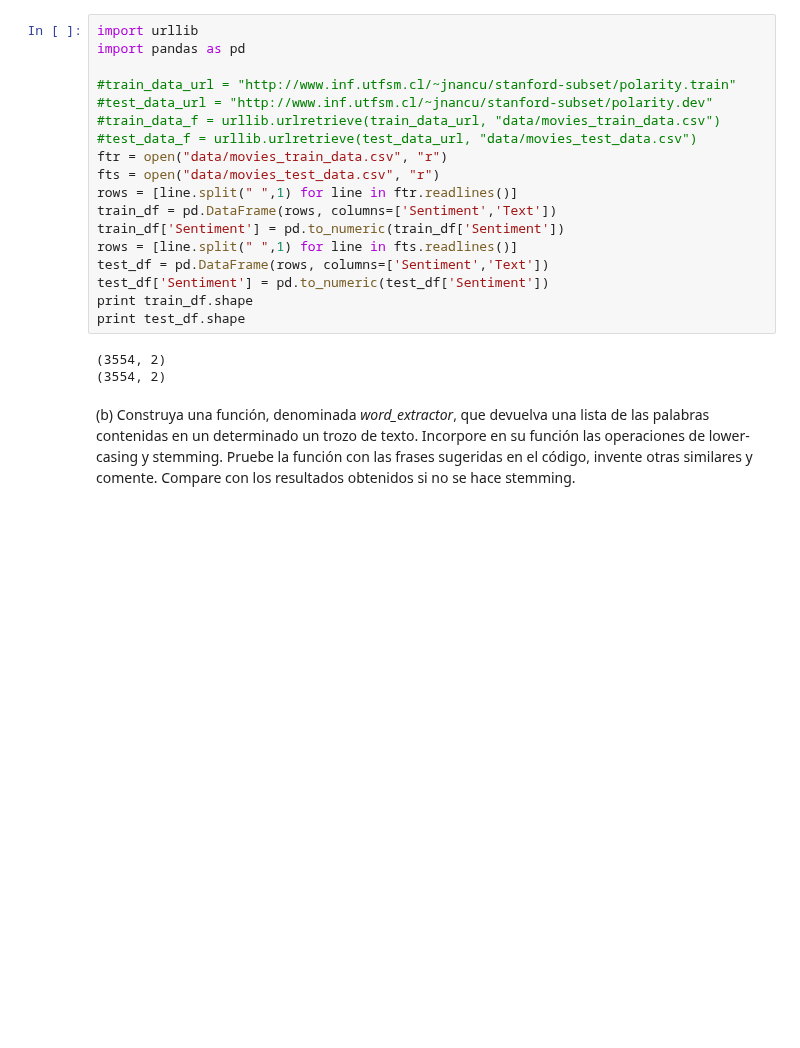
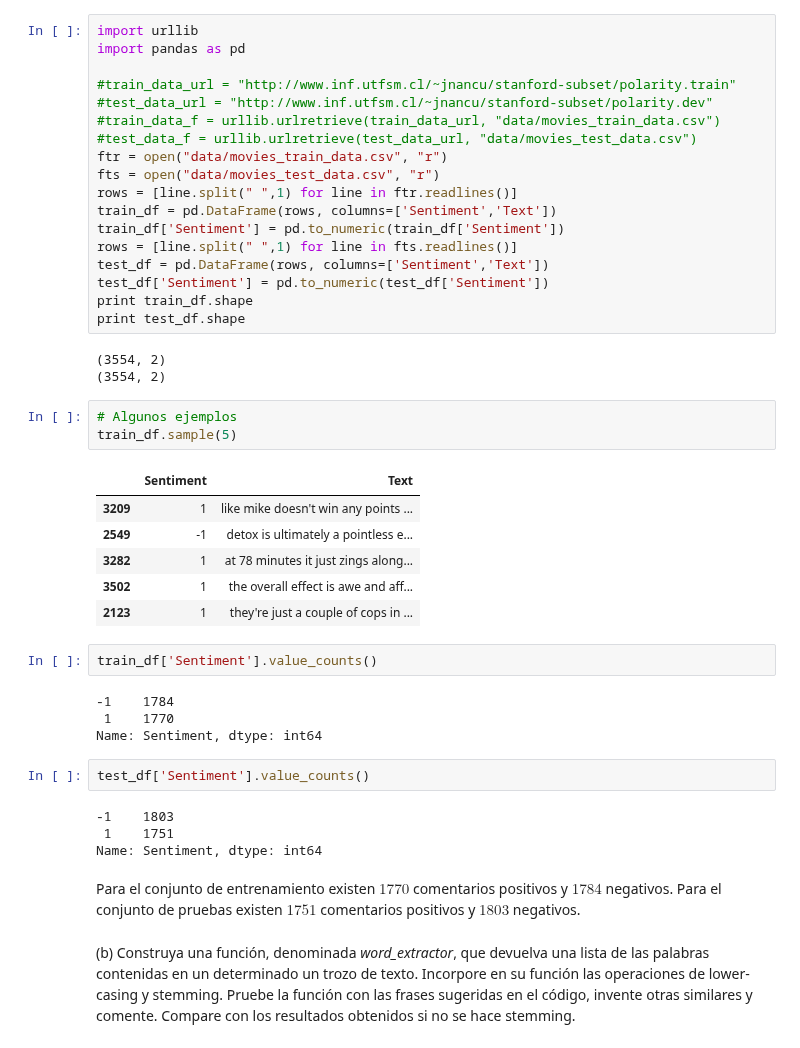
Before and after one commit to dsanmartin/INF578-HW, a Jupyter notebook: 2/Tarea2-ML.ipynb, the cells around one changed output. Cells and saved outputs as stored; diff of their text form; blank space fills up the shorter version.

```diff
--- a/2/Tarea2-ML.ipynb
+++ b/2/Tarea2-ML.ipynb
@@ -307,6 +351,30 @@ print test_df.shape
 # %% [output]
 (3554, 2)
 (3554, 2)
+# %%
+# Algunos ejemplos
+train_df.sample(5)
+# %% [output]
+|  | Sentiment | Text |
+| 3209 | 1 | like mike doesn't win any points ... |
+| 2549 | -1 | detox is ultimately a pointless e... |
+| 3282 | 1 | at 78 minutes it just zings along... |
+| 3502 | 1 | the overall effect is awe and aff... |
+| 2123 | 1 | they're just a couple of cops in ... |
+# %%
+train_df['Sentiment'].value_counts()
+# %% [output]
+-1    1784
+ 1    1770
+Name: Sentiment, dtype: int64
+# %%
+test_df['Sentiment'].value_counts()
+# %% [output]
+-1    1803
+ 1    1751
+Name: Sentiment, dtype: int64
+# %% [markdown]
+Para el conjunto de entrenamiento existen $1770$ comentarios positivos y $1784$ negativos. Para el conjunto de pruebas existen $1751$ comentarios positivos y $1803$ negativos.
 # %% [markdown]
 (b) Construya una función, denominada *word_extractor*, que devuelva una lista de las palabras contenidas en un determinado un trozo de texto. Incorpore en su función las operaciones de lower-casing y stemming. Pruebe la función con las frases sugeridas en el código, invente otras similares y comente. Compare con los resultados obtenidos si no se hace stemming.
 # %%
```
Also changed, not shown: parts of 24 cells of this notebook.
